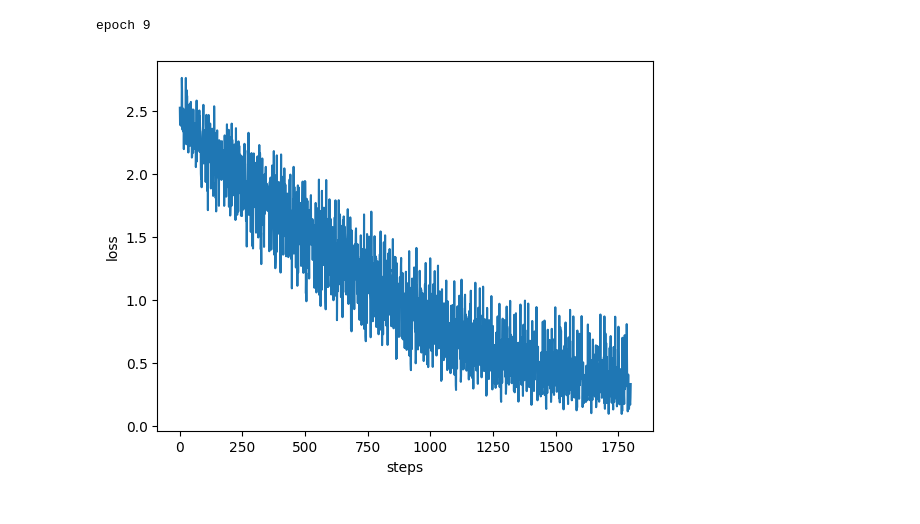
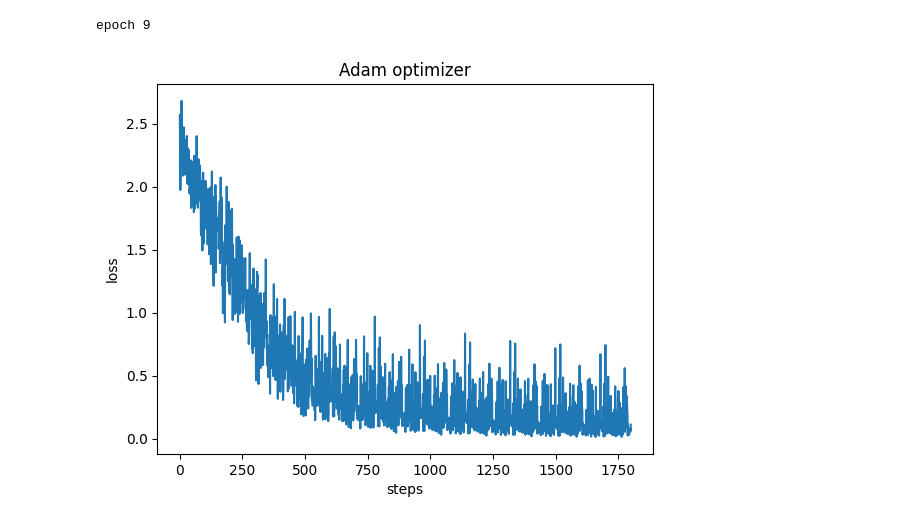
Before and after one commit to DarvinX/SimpleGrad, a Jupyter notebook: demo_MLP.ipynb, the cells around one changed output. Drawn from its saved outputs; the diff is of its cells as text; code cells hidden in the pictures.

Commit message:
Add Adam optimizer

```diff
--- a/demo_MLP.ipynb
+++ b/demo_MLP.ipynb
@@ -23,7 +23,7 @@ X_train, X_test, y_train, y_test = train_test_split(
 # %%
 from engine.nn import Sequence, Linear
 from engine.activations import leakyRelu, softmax
-from engine.optimizers import SGD
+from engine.optimizers import SGD, Adam
 
 model = Sequence([
     Linear(64,16, activation=leakyRelu),
@@ -33,7 +33,8 @@ model = Sequence([
 print(model)
 
 
-optim = SGD(model.parameters(), lr=0.01)
+# optim = SGD(model.parameters(), lr=0.01)
+optim = Adam(model.parameters())
 # print(labels[:2].shape)?
 batch_size = 8
 # %% [output]
@@ -73,7 +74,8 @@ epoch 9
 # %%
 plt.plot(loss_hist)
 plt.xlabel("steps")
 plt.ylabel("loss")
+plt.title("Adam optimizer")
 plt.show()
 # %% [output]
-[figure, old version]
+[figure, new version]
```
Also changed, not shown: 4 other files.
